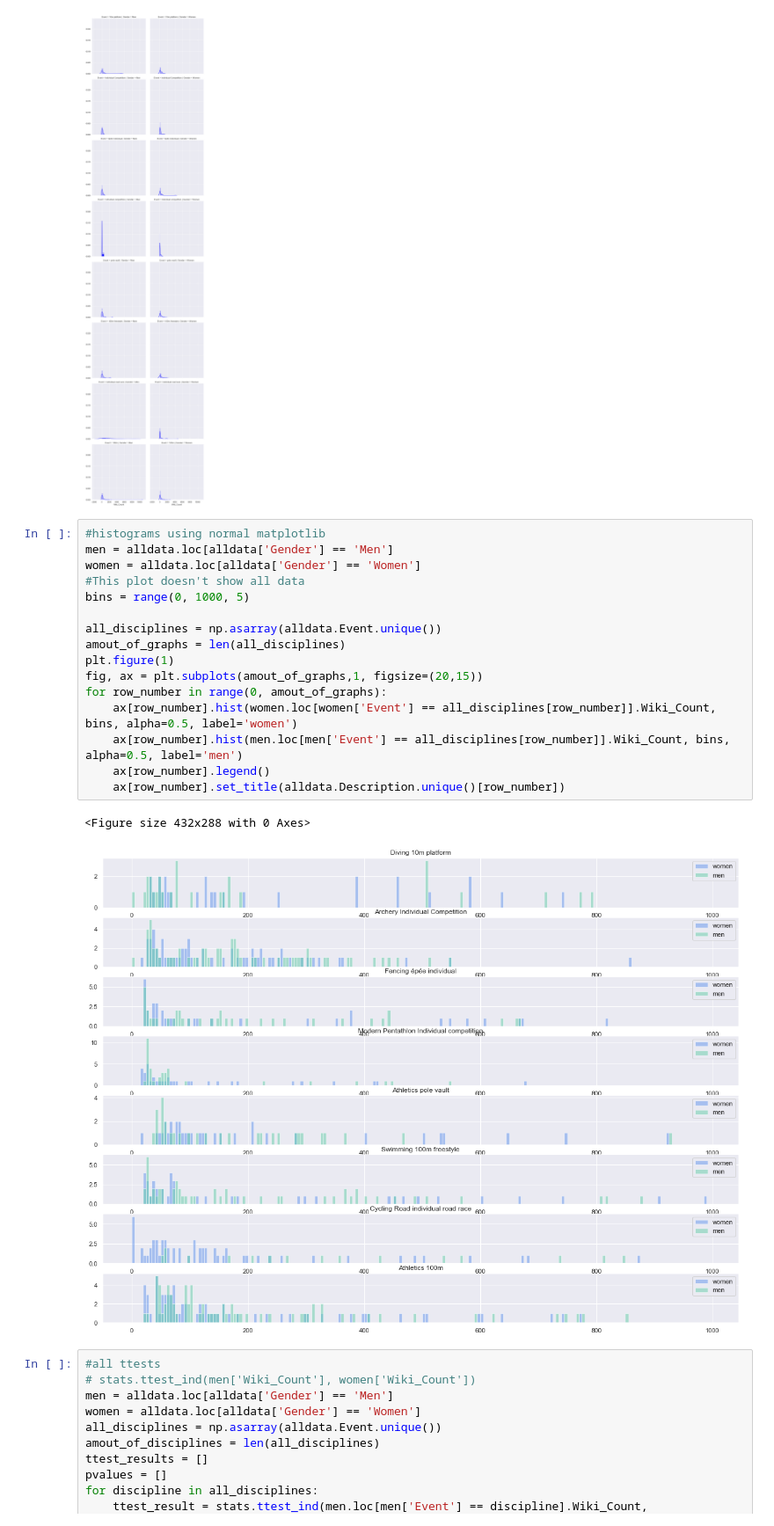
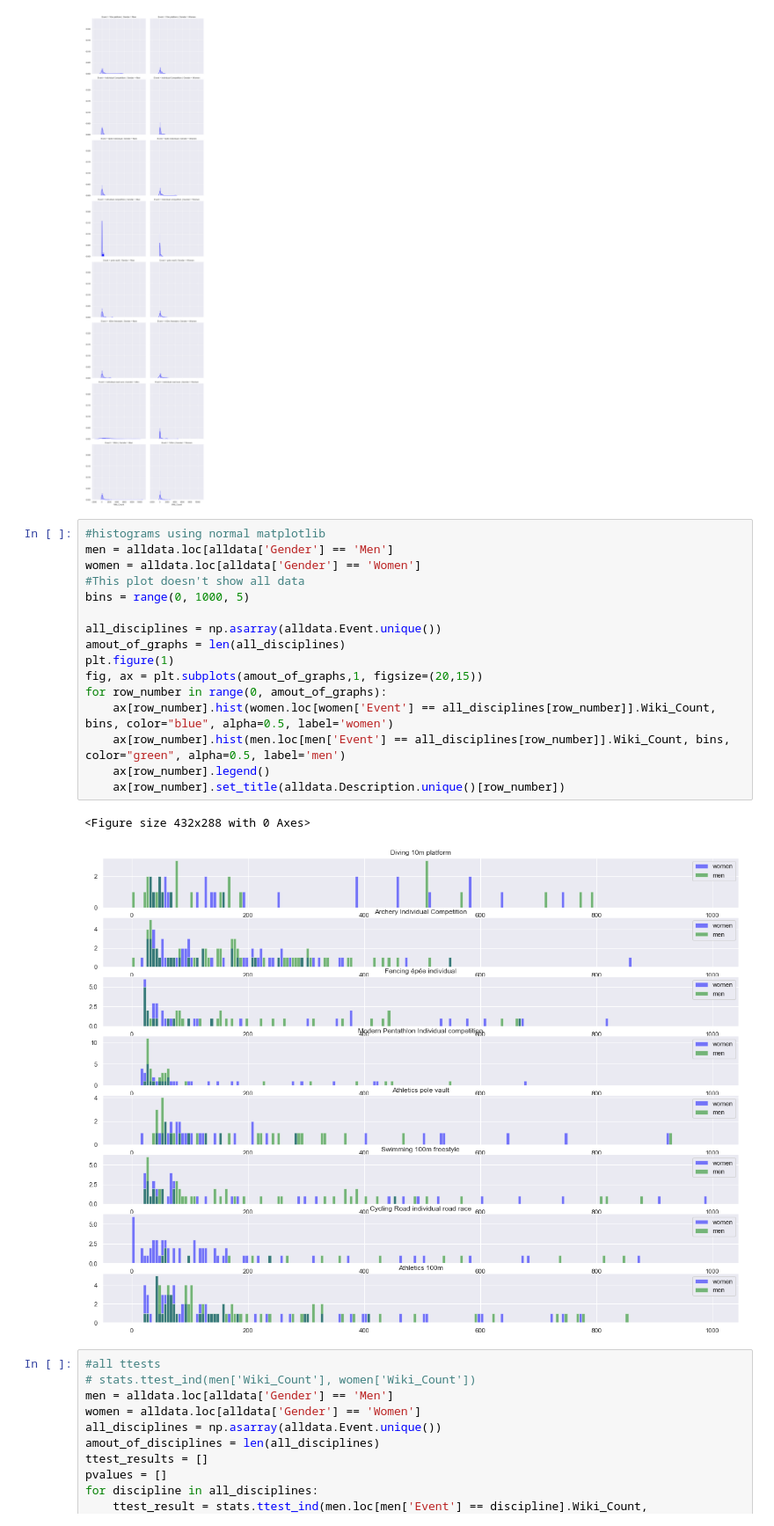
Before and after one commit to Tumbraegel/data-science-project, a Jupyter notebook: Get_Wiki_Count/Data_Analysis.ipynb, the cells around one changed output. Shown at 88% size. Drawn from its saved outputs; the diff is of its cells as text.

```diff
--- a/Get_Wiki_Count/Data_Analysis.ipynb
+++ b/Get_Wiki_Count/Data_Analysis.ipynb
@@ -210,22 +210,22 @@ g = g.map(sns.distplot, "Wiki_Count", color="blue")
 # %%
 #histograms using normal matplotlib
 men = alldata.loc[alldata['Gender'] == 'Men']
 women = alldata.loc[alldata['Gender'] == 'Women']
 #This plot doesn't show all data
 bins = range(0, 1000, 5)
 
 all_disciplines = np.asarray(alldata.Event.unique())
 amout_of_graphs = len(all_disciplines)
 plt.figure(1)
 fig, ax = plt.subplots(amout_of_graphs,1, figsize=(20,15))
 for row_number in range(0, amout_of_graphs):
-    ax[row_number].hist(women.loc[women['Event'] == all_disciplines[row_number]].Wiki_Count, bins, alpha=0.5, label='women')
-    ax[row_number].hist(men.loc[men['Event'] == all_disciplines[row_number]].Wiki_Count, bins, alpha=0.5, label='men')
+    ax[row_number].hist(women.loc[women['Event'] == all_disciplines[row_number]].Wiki_Count, bins, color="blue", alpha=0.5, label='women')
+    ax[row_number].hist(men.loc[men['Event'] == all_disciplines[row_number]].Wiki_Count, bins, color="green", alpha=0.5, label='men')
     ax[row_number].legend()
     ax[row_number].set_title(alldata.Description.unique()[row_number])
 # %% [output]
 <Figure size 432x288 with 0 Axes>
-[figure, old version]
+[figure, new version]
 # %%
 #all ttests
 # stats.ttest_ind(men['Wiki_Count'], women['Wiki_Count'])
```
Also changed, not shown: parts of 1 cell of this notebook.
